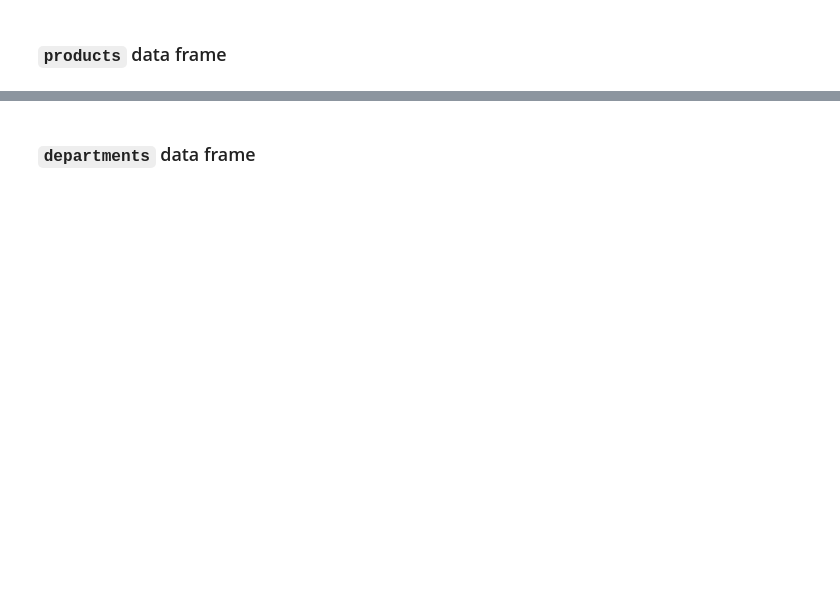
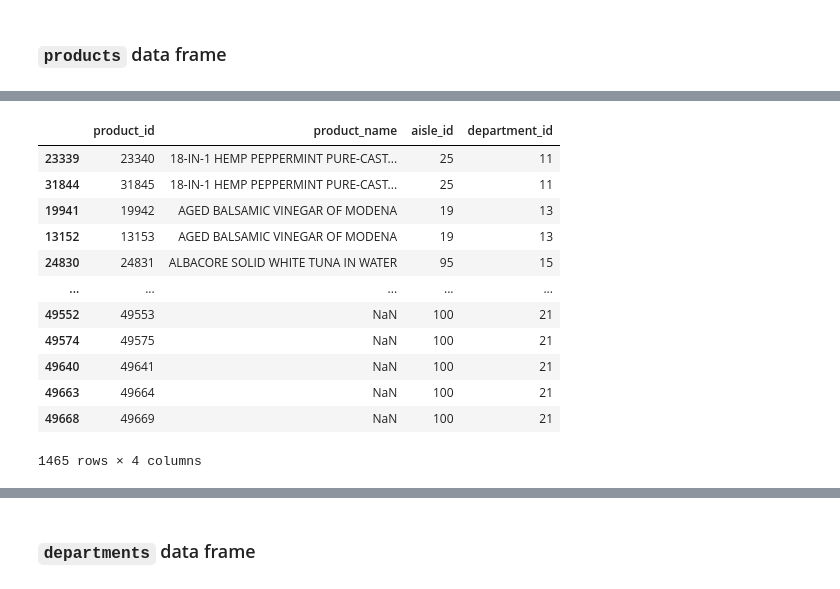
Before and after one commit to RulasBoy/TripleTen-Bootcamp, a Jupyter notebook: Sprint 4/Sprint 4.ipynb, the cells around one changed output, grey strips where cells are left out. Cells and saved outputs as stored; diff of their text form; code cells hidden in the pictures; blank space fills up the shorter version.

```diff
--- a/Sprint 4/Sprint 4.ipynb
+++ b/Sprint 4/Sprint 4.ipynb
@@ -257,4 +309,23 @@ Describe brevemente tus hallazgos y lo que hiciste con ellos
 # %%
 # Revisa únicamente si hay nombres duplicados de productos (convierte los nombres a letras mayúsculas para compararlos mejor)
+# Primero convertir la columna a mayúsculas
+df_products['product_name'] = df_products['product_name'].str.upper()
+
+# Entonces mostrar los nombres duplicados, manteniendo las repeticiones y ordenando en orden alfabético para simplicidad
+df_products[df_products['product_name'].duplicated(keep=False)].sort_values(by='product_name')
+# %% [output]
+|  | product_id | product_name | aisle_id | department_id |
+| 23339 | 23340 | 18-IN-1 HEMP PEPPERMINT PURE-CAST... | 25 | 11 |
+| 31844 | 31845 | 18-IN-1 HEMP PEPPERMINT PURE-CAST... | 25 | 11 |
+| 19941 | 19942 | AGED BALSAMIC VINEGAR OF MODENA | 19 | 13 |
+| 13152 | 13153 | AGED BALSAMIC VINEGAR OF MODENA | 19 | 13 |
+| 24830 | 24831 | ALBACORE SOLID WHITE TUNA IN WATER | 95 | 15 |
+| ... | ... | ... | ... | ... |
+| 49552 | 49553 | NaN | 100 | 21 |
+| 49574 | 49575 | NaN | 100 | 21 |
+| 49640 | 49641 | NaN | 100 | 21 |
+| 49663 | 49664 | NaN | 100 | 21 |
+| 49668 | 49669 | NaN | 100 | 21 |
+1465 rows × 4 columns
 # %%
 # Revisa si hay nombres duplicados de productos no faltantes
```
Also changed, not shown: parts of 47 cells of this notebook.
